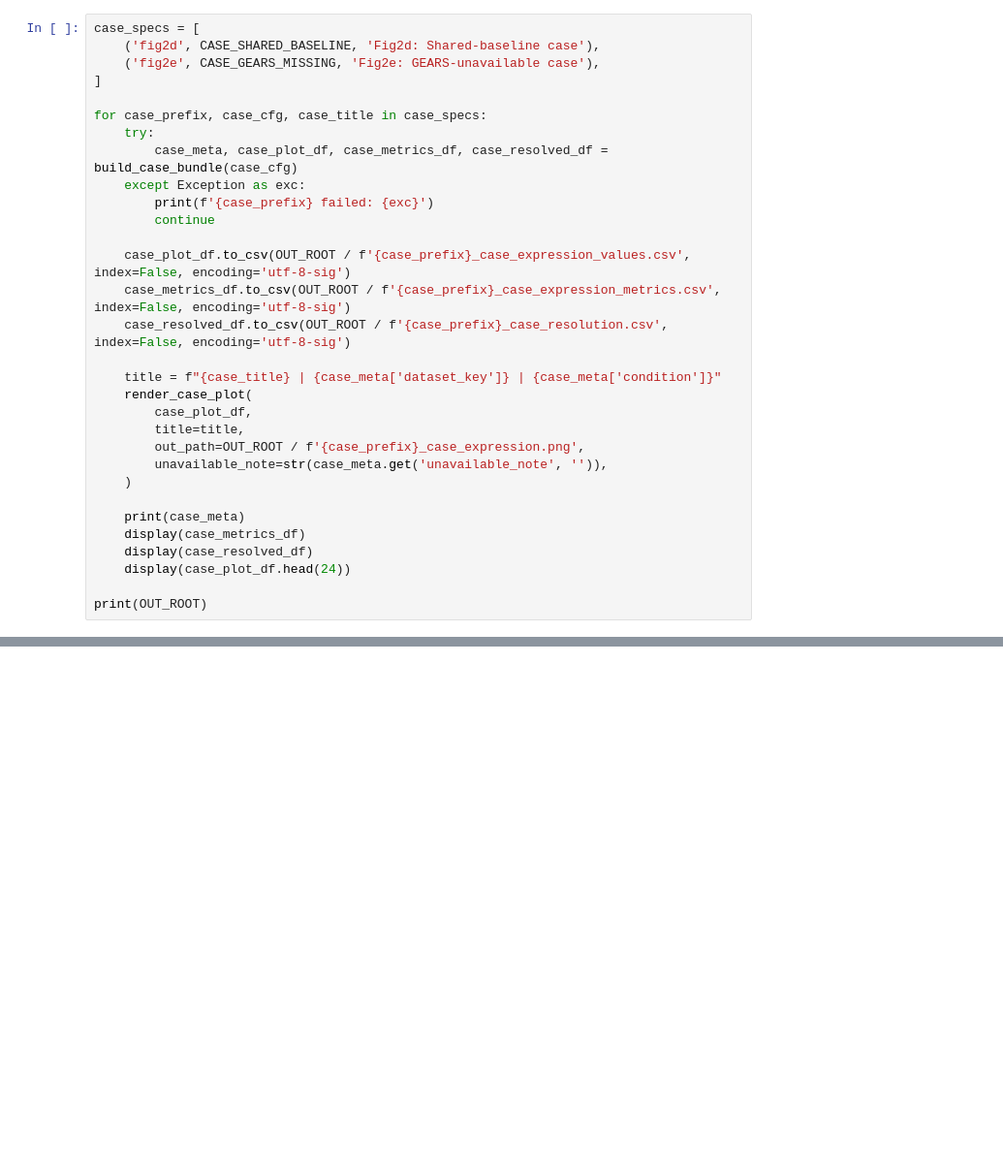
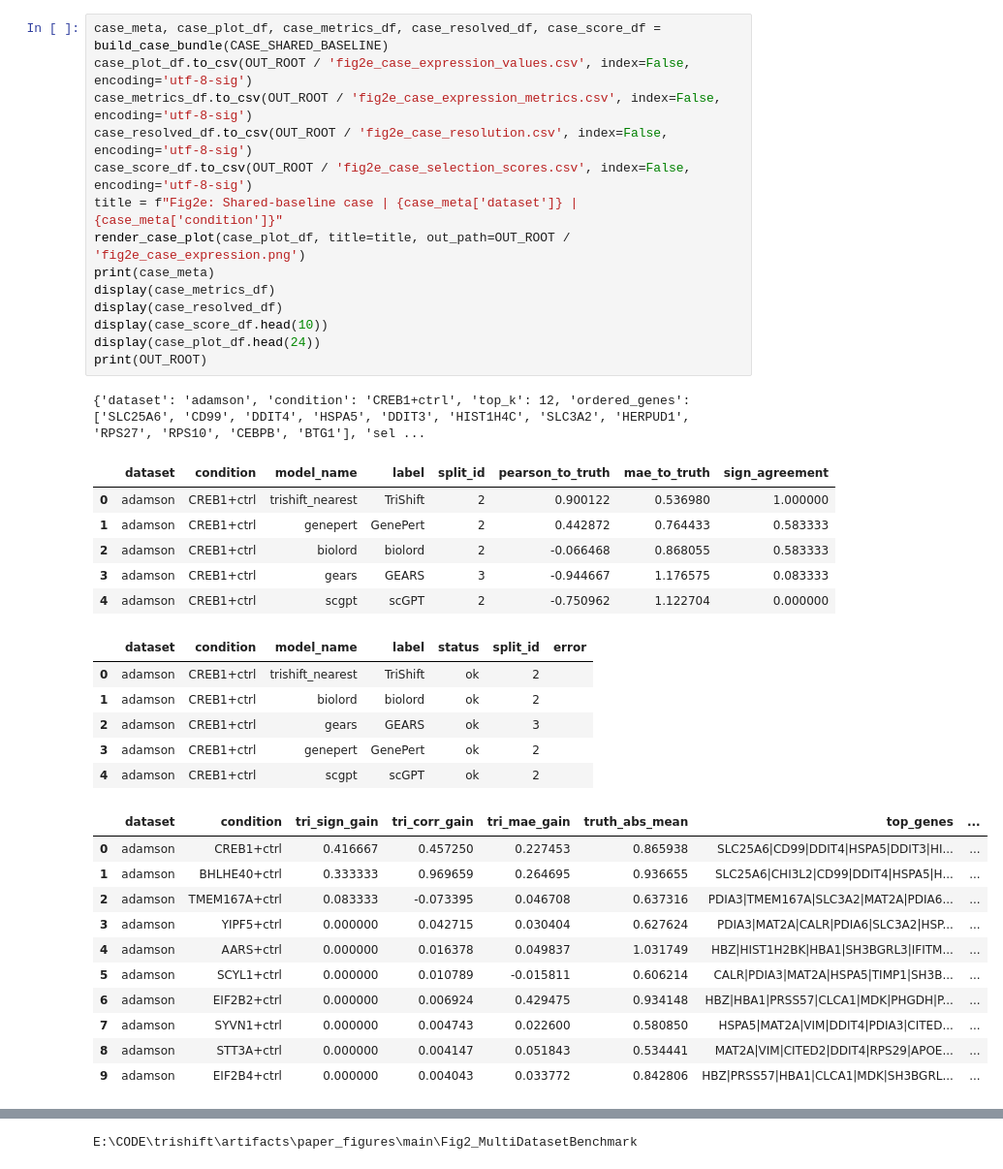
Before and after one commit to elan6666/trishift, a Jupyter notebook: notebooks/Fig2_MultiDatasetBenchmark.ipynb, the cells around one changed output, grey strips where cells are left out. Shown at 97% size. Saved outputs shown, nothing was run; the diff lists cells and outputs as text; blank space fills up the shorter version.

Commit message:
Refine figures, analyses, and paper drafts

```diff
--- a/notebooks/Fig2_MultiDatasetBenchmark.ipynb
+++ b/notebooks/Fig2_MultiDatasetBenchmark.ipynb
@@ -434,31 +493,39 @@ display(relative_df)
 # %%
-case_specs = [
-    ('fig2d', CASE_SHARED_BASELINE, 'Fig2d: Shared-baseline case'),
-    ('fig2e', CASE_GEARS_MISSING, 'Fig2e: GEARS-unavailable case'),
-]
-
-for case_prefix, case_cfg, case_title in case_specs:
-    try:
-        case_meta, case_plot_df, case_metrics_df, case_resolved_df = build_case_bundle(case_cfg)
-    except Exception as exc:
-        print(f'{case_prefix} failed: {exc}')
-        continue
-
-    case_plot_df.to_csv(OUT_ROOT / f'{case_prefix}_case_expression_values.csv', index=False, encoding='utf-8-sig')
-    case_metrics_df.to_csv(OUT_ROOT / f'{case_prefix}_case_expression_metrics.csv', index=False, encoding='utf-8-sig')
-    case_resolved_df.to_csv(OUT_ROOT / f'{case_prefix}_case_resolution.csv', index=False, encoding='utf-8-sig')
-
-    title = f"{case_title} | {case_meta['dataset_key']} | {case_meta['condition']}"
-    render_case_plot(
-        case_plot_df,
-        title=title,
-        out_path=OUT_ROOT / f'{case_prefix}_case_expression.png',
-        unavailable_note=str(case_meta.get('unavailable_note', '')),
-    )
-
-    print(case_meta)
-    display(case_metrics_df)
-    display(case_resolved_df)
-    display(case_plot_df.head(24))
-
+case_meta, case_plot_df, case_metrics_df, case_resolved_df, case_score_df = build_case_bundle(CASE_SHARED_BASELINE)
+case_plot_df.to_csv(OUT_ROOT / 'fig2e_case_expression_values.csv', index=False, encoding='utf-8-sig')
+case_metrics_df.to_csv(OUT_ROOT / 'fig2e_case_expression_metrics.csv', index=False, encoding='utf-8-sig')
+case_resolved_df.to_csv(OUT_ROOT / 'fig2e_case_resolution.csv', index=False, encoding='utf-8-sig')
+case_score_df.to_csv(OUT_ROOT / 'fig2e_case_selection_scores.csv', index=False, encoding='utf-8-sig')
+title = f"Fig2e: Shared-baseline case | {case_meta['dataset']} | {case_meta['condition']}"
+render_case_plot(case_plot_df, title=title, out_path=OUT_ROOT / 'fig2e_case_expression.png')
+print(case_meta)
+display(case_metrics_df)
+display(case_resolved_df)
+display(case_score_df.head(10))
+display(case_plot_df.head(24))
 print(OUT_ROOT)
+# %% [output]
+{'dataset': 'adamson', 'condition': 'CREB1+ctrl', 'top_k': 12, 'ordered_genes': ['SLC25A6', 'CD99', 'DDIT4', 'HSPA5', 'DDIT3', 'HIST1H4C', 'SLC3A2', 'HERPUD1', 'RPS27', 'RPS10', 'CEBPB', 'BTG1'], 'sel ...
+|  | dataset | condition | model_name | label | split_id | pearson_to_truth | mae_to_truth | sign_agreement |
+| 0 | adamson | CREB1+ctrl | trishift_nearest | TriShift | 2 | 0.900122 | 0.536980 | 1.000000 |
+| 1 | adamson | CREB1+ctrl | genepert | GenePert | 2 | 0.442872 | 0.764433 | 0.583333 |
+| 2 | adamson | CREB1+ctrl | biolord | biolord | 2 | -0.066468 | 0.868055 | 0.583333 |
+| 3 | adamson | CREB1+ctrl | gears | GEARS | 3 | -0.944667 | 1.176575 | 0.083333 |
+| 4 | adamson | CREB1+ctrl | scgpt | scGPT | 2 | -0.750962 | 1.122704 | 0.000000 |
+|  | dataset | condition | model_name | label | status | split_id | error |
+| 0 | adamson | CREB1+ctrl | trishift_nearest | TriShift | ok | 2 |  |
+| 1 | adamson | CREB1+ctrl | biolord | biolord | ok | 2 |  |
+| 2 | adamson | CREB1+ctrl | gears | GEARS | ok | 3 |  |
+| 3 | adamson | CREB1+ctrl | genepert | GenePert | ok | 2 |  |
+| 4 | adamson | CREB1+ctrl | scgpt | scGPT | ok | 2 |  |
+|  | dataset | condition | tri_sign_gain | tri_corr_gain | tri_mae_gain | truth_abs_mean | top_genes | ... |
+| 0 | adamson | CREB1+ctrl | 0.416667 | 0.457250 | 0.227453 | 0.865938 | SLC25A6|CD99|DDIT4|HSPA5|DDIT3|HI... | ... |
+| 1 | adamson | BHLHE40+ctrl | 0.333333 | 0.969659 | 0.264695 | 0.936655 | SLC25A6|CHI3L2|CD99|DDIT4|HSPA5|H... | ... |
+| 2 | adamson | TMEM167A+ctrl | 0.083333 | -0.073395 | 0.046708 | 0.637316 | PDIA3|TMEM167A|SLC3A2|MAT2A|PDIA6... | ... |
+| 3 | adamson | YIPF5+ctrl | 0.000000 | 0.042715 | 0.030404 | 0.627624 | PDIA3|MAT2A|CALR|PDIA6|SLC3A2|HSP... | ... |
+| 4 | adamson | AARS+ctrl | 0.000000 | 0.016378 | 0.049837 | 1.031749 | HBZ|HIST1H2BK|HBA1|SH3BGRL3|IFITM... | ... |
+| 5 | adamson | SCYL1+ctrl | 0.000000 | 0.010789 | -0.015811 | 0.606214 | CALR|PDIA3|MAT2A|HSPA5|TIMP1|SH3B... | ... |
+| 6 | adamson | EIF2B2+ctrl | 0.000000 | 0.006924 | 0.429475 | 0.934148 | HBZ|HBA1|PRSS57|CLCA1|MDK|PHGDH|P... | ... |
+| 7 | adamson | SYVN1+ctrl | 0.000000 | 0.004743 | 0.022600 | 0.580850 | HSPA5|MAT2A|VIM|DDIT4|PDIA3|CITED... | ... |
+| 8 | adamson | STT3A+ctrl | 0.000000 | 0.004147 | 0.051843 | 0.534441 | MAT2A|VIM|CITED2|DDIT4|RPS29|APOE... | ... |
+| 9 | adamson | EIF2B4+ctrl | 0.000000 | 0.004043 | 0.033772 | 0.842806 | HBZ|PRSS57|HBA1|CLCA1|MDK|SH3BGRL... | ... |
@@ -464,0 +549 @@ print(OUT_ROOT)
+E:\CODE\trishift\artifacts\paper_figures\main\Fig2_MultiDatasetBenchmark
```
Also changed, not shown: parts of 9 cells of this notebook, 30 other files.
